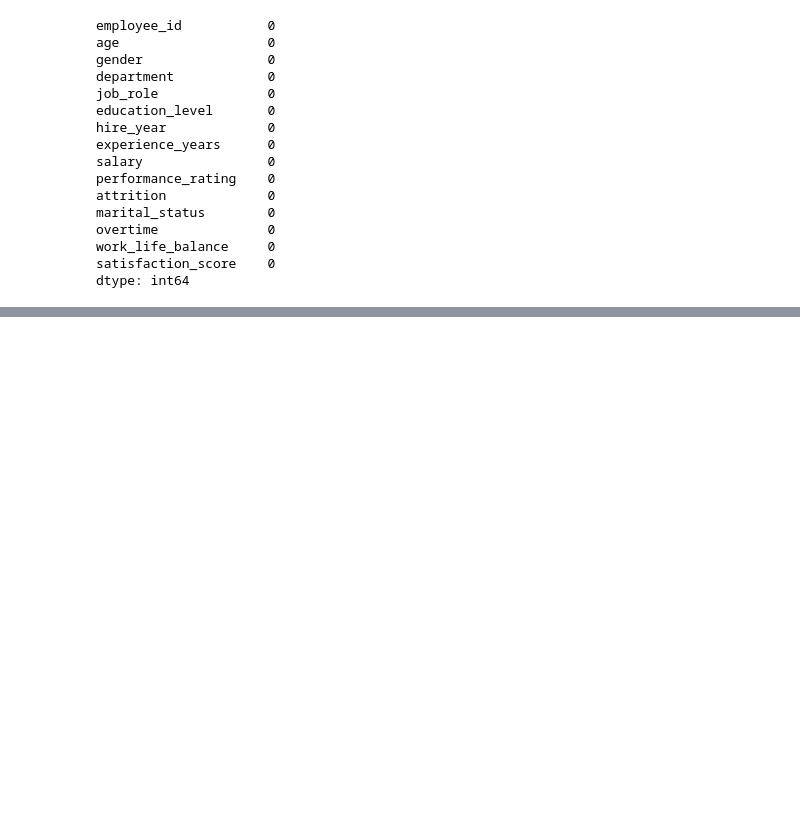
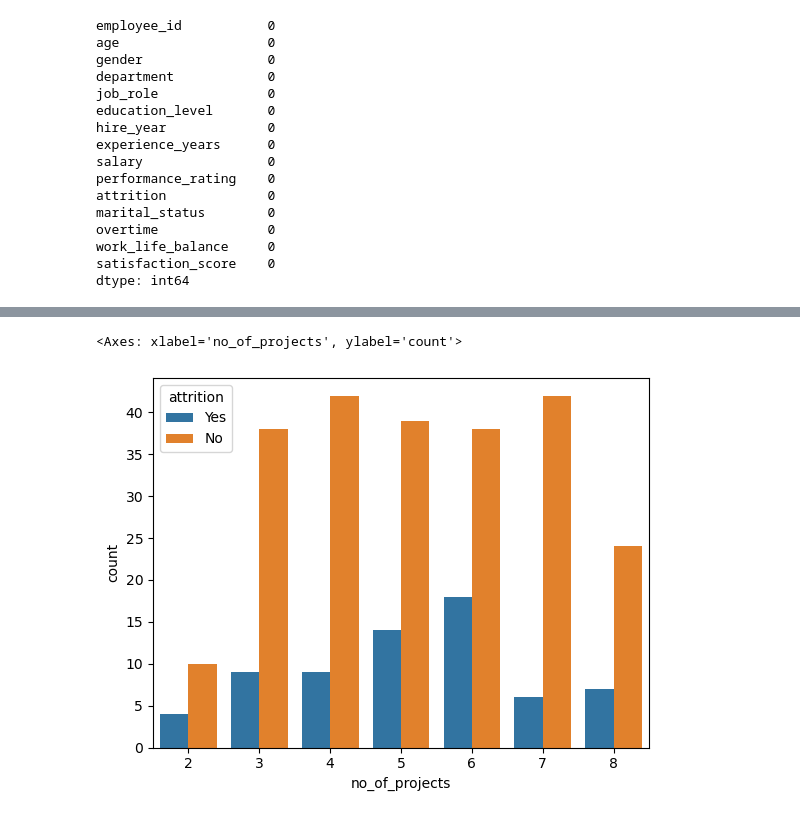
Before and after one commit to sagarnbeedi-analytics/data-analytics-portfolio, a Jupyter notebook: PYTHON/EDA/main.ipynb, the cells around one changed output, grey strips where cells are left out. Saved outputs shown, nothing was run; the diff lists cells and outputs as text; code cells hidden in the pictures; blank space fills up the shorter version.

```diff
--- a/PYTHON/EDA/main.ipynb
+++ b/PYTHON/EDA/main.ipynb
@@ -135,0 +144,2 @@ dtype: int64
+# %%
+df.drop_duplicates(inplace=True)
@@ -135,0 +165,38 @@ dtype: int64
+# %%
+number_of_projects = [
+5, 7, 3, 6, 4, 2, 8, 5, 6, 7,
+3, 4, 6, 2, 5, 7, 8, 4, 6, 3,
+5, 7, 2, 4, 6, 3, 5, 8, 7, 6,
+3, 4, 2, 5, 7, 6, 8, 4, 3, 5,
+6, 7, 4, 2, 3, 5, 6, 8, 7, 4,
+3, 5, 6, 2, 4, 7, 8, 5, 3, 6,
+7, 4, 5, 3, 6, 8, 2, 4, 5, 7,
+3, 6, 4, 2, 5, 7, 8, 6, 4, 3,
+5, 2, 7, 6, 4, 3, 5, 8, 7, 6,
+4, 3, 5, 2, 6, 7, 8, 4, 5, 3,
+7, 6, 4, 2, 5, 8, 6, 3, 4, 7,
+5, 6, 3, 4, 7, 8, 5, 2, 6, 4,
+7, 3, 5, 6, 4, 8, 7, 5, 3, 6,
+4, 2, 7, 5, 6, 4, 3, 8, 7, 5,
+6, 3, 4, 5, 7, 6, 8, 3, 5, 4,
+6, 7, 3, 4, 5, 8, 6, 7, 4, 3,
+5, 6, 8, 7, 4, 5, 3, 6, 2, 7,
+5, 4, 6, 3, 7, 5, 8, 4, 6, 3,
+7, 5, 4, 6, 3, 8, 7, 5, 4, 6,
+3, 5, 7, 6, 4, 3, 8, 6, 5, 7,
+4, 3, 6, 5, 7, 8, 4, 6, 3, 5,
+7, 4, 6, 3, 8, 5, 7, 4, 6, 3,
+5, 7, 6, 4, 8, 5, 3, 6, 4, 7,
+5, 6, 3, 4, 7, 8, 5, 6, 3, 4,
+7, 5, 6, 4, 3, 8, 7, 5, 6, 3,6, 4, 7, 5, 3,
+8, 6, 4, 7, 5,
+3, 6, 8, 4, 7,
+5, 3, 6, 4, 7,
+8, 5, 6, 4, 3,
+7, 5, 6, 8, 4,
+3, 7, 5, 6, 4,
+8, 3, 7, 5, 6,
+4, 7, 6, 5, 3,
+8,5,6,4,3
+]
+df['no_of_projects']=number_of_projects
@@ -135,0 +222,5 @@ dtype: int64
+# %%
+sns.countplot(data=df,x='no_of_projects',hue='attrition')
+# %% [output]
+<Axes: xlabel='no_of_projects', ylabel='count'>
+[figure, added]
```
Also changed, not shown: parts of 15 cells of this notebook.
